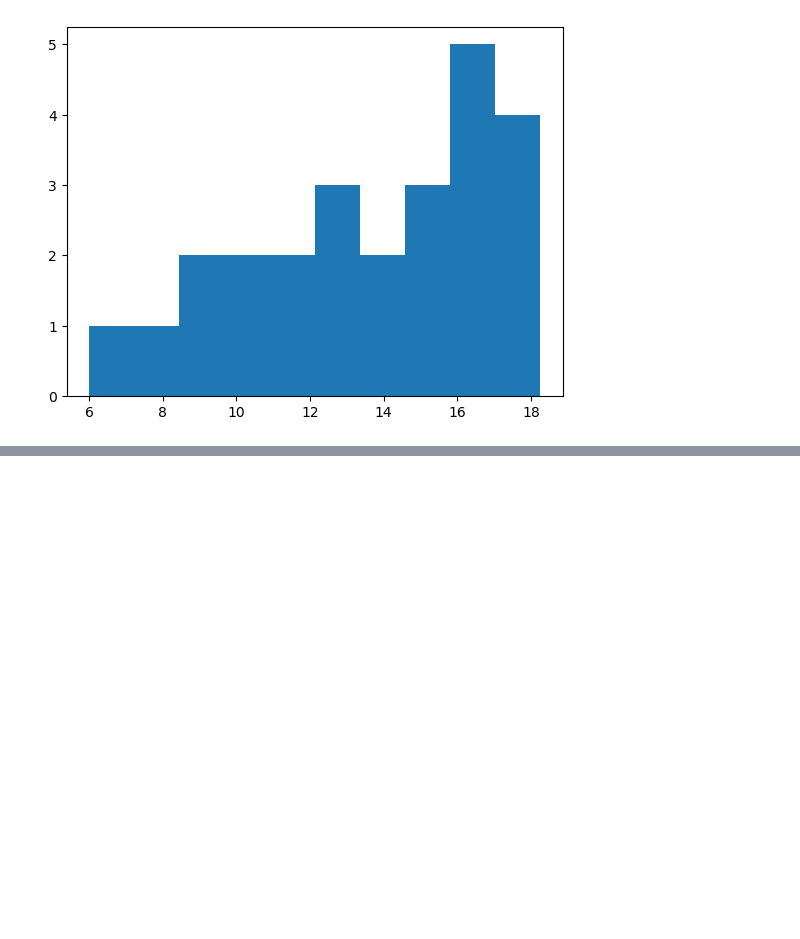
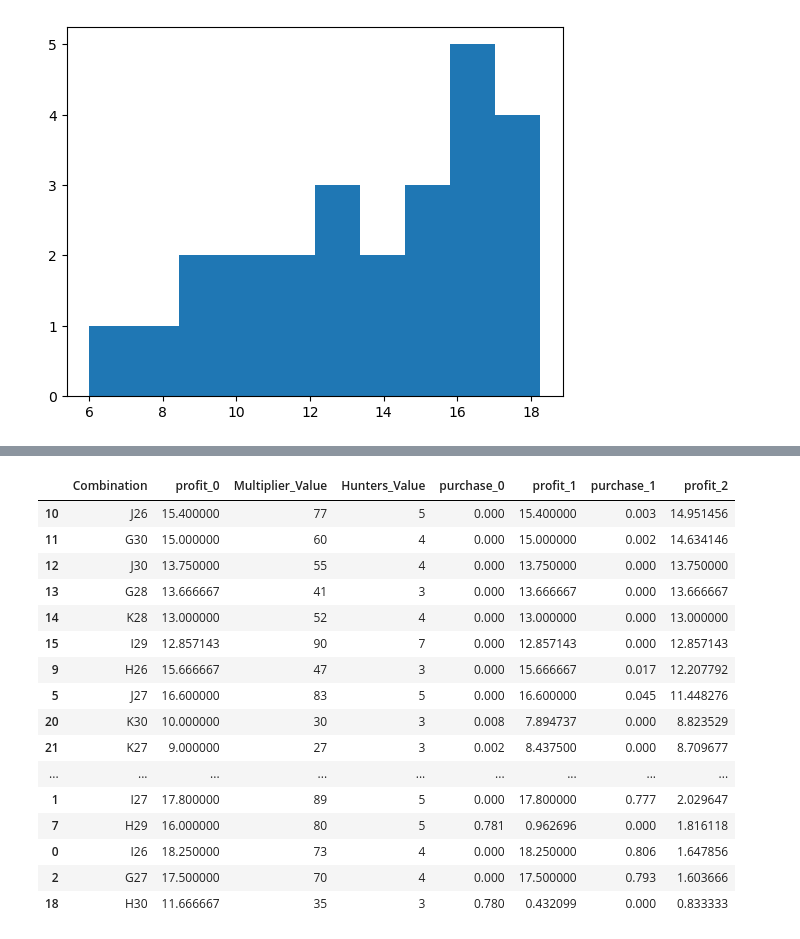
Before and after one commit to ocoropuj/IMC_Prosperity_Huskies, a Jupyter notebook: Round 3/manual.ipynb, the cells around one changed output, grey strips where cells are left out. Drawn from its saved outputs; the diff is of its cells as text; code cells hidden in the pictures; blank space fills up the shorter version.

```diff
--- a/Round 3/manual.ipynb
+++ b/Round 3/manual.ipynb
@@ -107,7 +171,10 @@ def run_monte_carlo_simulation(profits_flat, probability_buy, n_trials, max_purc
 
         # Recalculate profit
         profit_column = f'profit_{i+1}'
-        cumulative_purchases = profits_flat[[f'purchase_{j}' for j in range(i+1)]].sum(axis=1)
+        try:
+            cumulative_purchases = 50 * profits_flat[f'purchase_{i}'] + 50 * profits_flat[f'purchase_{i-1}']
+        except:
+            cumulative_purchases = 100 * profits_flat[f'purchase_{i}']
         profits_flat[profit_column] = profits_flat['Multiplier_Value'] / (profits_flat['Hunters_Value'] + cumulative_purchases)
 
         # Sort by the new profit column
@@ -115,4 +182,5 @@ def run_monte_carlo_simulation(profits_flat, probability_buy, n_trials, max_purc
 
     return profits_flat
 # %%
-profits_flat = run_monte_carlo_simulation(profits_flat, probability_buy=0.5, n_trials=1000, max_purchases=4)
+profits_flat_08 = run_monte_carlo_simulation(profits_flat, probability_buy=0.8, n_trials=1000, max_purchases=2)
+profits_flat_05 = run_monte_carlo_simulation(profits_flat, probability_buy=0.5, n_trials=1000, max_purchases=20)
@@ -166,0 +207,20 @@ profits_flat
+# %%
+profits_flat_08
+# %% [output]
+|  | Combination | profit_0 | Multiplier_Value | Hunters_Value | purchase_0 | profit_1 | purchase_1 | profit_2 |
+| 10 | J26 | 15.400000 | 77 | 5 | 0.000 | 15.400000 | 0.003 | 14.951456 |
+| 11 | G30 | 15.000000 | 60 | 4 | 0.000 | 15.000000 | 0.002 | 14.634146 |
+| 12 | J30 | 13.750000 | 55 | 4 | 0.000 | 13.750000 | 0.000 | 13.750000 |
+| 13 | G28 | 13.666667 | 41 | 3 | 0.000 | 13.666667 | 0.000 | 13.666667 |
+| 14 | K28 | 13.000000 | 52 | 4 | 0.000 | 13.000000 | 0.000 | 13.000000 |
+| 15 | I29 | 12.857143 | 90 | 7 | 0.000 | 12.857143 | 0.000 | 12.857143 |
+| 9 | H26 | 15.666667 | 47 | 3 | 0.000 | 15.666667 | 0.017 | 12.207792 |
+| 5 | J27 | 16.600000 | 83 | 5 | 0.000 | 16.600000 | 0.045 | 11.448276 |
+| 20 | K30 | 10.000000 | 30 | 3 | 0.008 | 7.894737 | 0.000 | 8.823529 |
+| 21 | K27 | 9.000000 | 27 | 3 | 0.002 | 8.437500 | 0.000 | 8.709677 |
+| ... | ... | ... | ... | ... | ... | ... | ... | ... |
+| 1 | I27 | 17.800000 | 89 | 5 | 0.000 | 17.800000 | 0.777 | 2.029647 |
+| 7 | H29 | 16.000000 | 80 | 5 | 0.781 | 0.962696 | 0.000 | 1.816118 |
+| 0 | I26 | 18.250000 | 73 | 4 | 0.000 | 18.250000 | 0.806 | 1.647856 |
+| 2 | G27 | 17.500000 | 70 | 4 | 0.000 | 17.500000 | 0.793 | 1.603666 |
+| 18 | H30 | 11.666667 | 35 | 3 | 0.780 | 0.432099 | 0.000 | 0.833333 |
```
Also changed, not shown: parts of 7 cells of this notebook, 1 other file.
